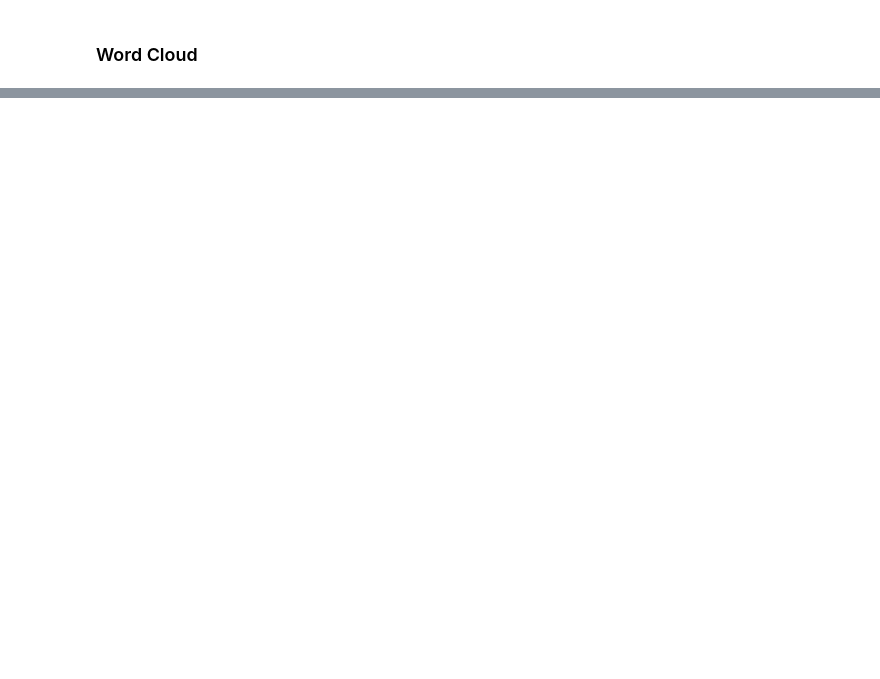
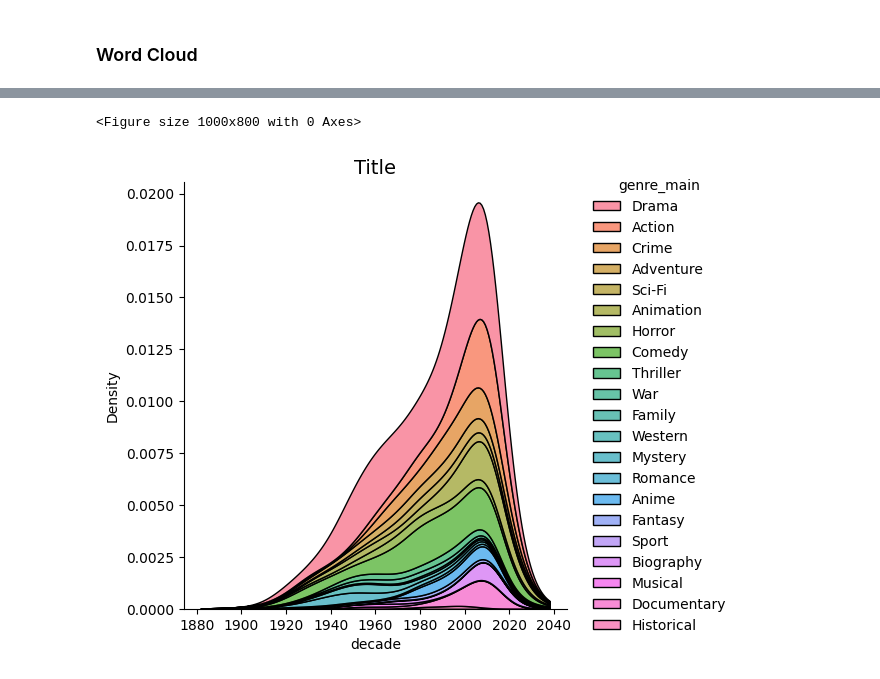
Before and after one commit to daemonchild/cardiffmet-dat5004-big-data-management, a Jupyter notebook: task_1/task1_filmcrave_web_scraping.ipynb, the cells around one changed output, grey strips where cells are left out. Drawn from its saved outputs; the diff is of its cells as text; code cells hidden in the pictures; blank space fills up the shorter version.

```diff
--- a/task_1/task1_filmcrave_web_scraping.ipynb
+++ b/task_1/task1_filmcrave_web_scraping.ipynb
@@ -733,0 +767,9 @@ plt.show();
+# %%
+plt.figure(figsize=(10, 8))
+ax = sns.displot(data=df, x='decade', hue="genre_main", multiple="stack", kind="kde", warn_singular=False);
+#plt.xlabel('Distribution', fontsize = 12)
+plt.title('Title', fontsize = 14)
+plt.show();
+# %% [output]
+<Figure size 1000x800 with 0 Axes>
+[figure, added]
```
Also changed, not shown: parts of 44 cells of this notebook, 2 other files.
